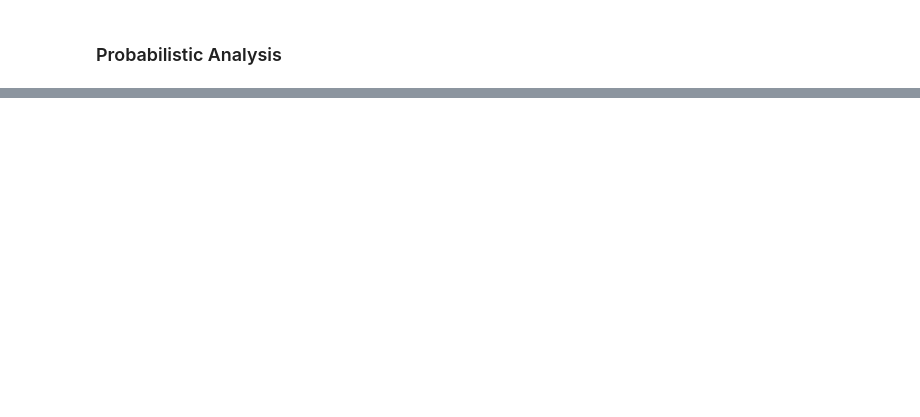
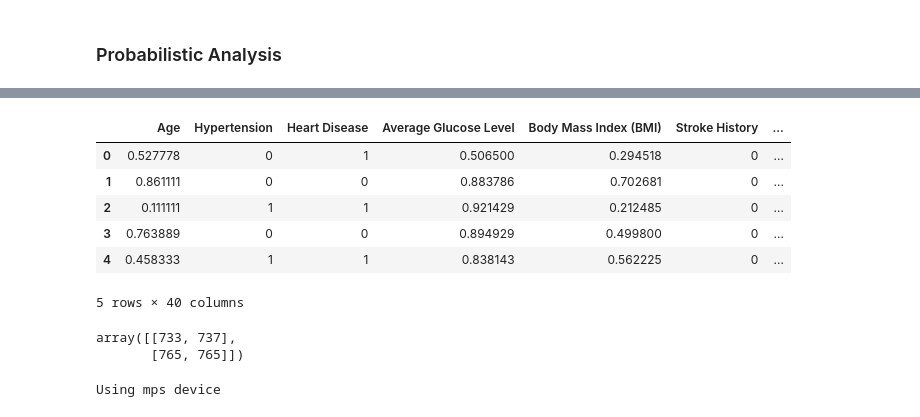
Before and after one commit to adam-stogsdill/Stroke-Prediction, a Jupyter notebook: prelim_data_analysis.ipynb, the cells around one changed output, grey strips where cells are left out. Drawn from its saved outputs; the diff is of its cells as text; code cells hidden in the pictures; blank space fills up the shorter version.

```diff
--- a/prelim_data_analysis.ipynb
+++ b/prelim_data_analysis.ipynb
@@ -248,0 +220,8 @@ heights, bins = get_cont_vs_diag_dist(stroke_data, 'Diastolic', 10)
+# %%
+# remove redundant cols
+for col in dummy_cols:
+    del stroke_data[col]
+del stroke_data['Symptoms']
+# %%
+X_cols = [col for col in stroke_data.columns if col != "Diagnosis"]
+y_cols = ["Diagnosis"]
@@ -248,0 +230,17 @@ heights, bins = get_cont_vs_diag_dist(stroke_data, 'Diastolic', 10)
+# %%
+# Preform datasplit
+split = int(.8 * len(stroke_data))
+X_train = stroke_data[X_cols].iloc[:split, :]
+y_train = stroke_data[y_cols].iloc[:split, :]
+X_test = stroke_data[X_cols].iloc[split:, :]
+y_test = stroke_data[y_cols].iloc[split:, :]
+# %%
+X_train.head()
+# %% [output]
+|  | Age | Hypertension | Heart Disease | Average Glucose Level | Body Mass Index (BMI) | Stroke History | ... |
+| 0 | 0.527778 | 0 | 1 | 0.506500 | 0.294518 | 0 | ... |
+| 1 | 0.861111 | 0 | 0 | 0.883786 | 0.702681 | 0 | ... |
+| 2 | 0.111111 | 1 | 1 | 0.921429 | 0.212485 | 0 | ... |
+| 3 | 0.763889 | 0 | 0 | 0.894929 | 0.499800 | 0 | ... |
+| 4 | 0.458333 | 1 | 1 | 0.838143 | 0.562225 | 0 | ... |
+5 rows × 40 columns
@@ -248,0 +249,6 @@ heights, bins = get_cont_vs_diag_dist(stroke_data, 'Diastolic', 10)
+# %%
+from sklearn.metrics import confusion_matrix
+confusion_matrix(y_test, clf.predict(X_test))
+# %% [output]
+array([[733, 737],
+       [765, 765]])
@@ -248,0 +258,11 @@ heights, bins = get_cont_vs_diag_dist(stroke_data, 'Diastolic', 10)
+# %%
+device = (
+    "cuda"
+    if torch.cuda.is_available()
+    else "mps"
+    if torch.backends.mps.is_available()
+    else "cpu"
+)
+print(f"Using {device} device")
+# %% [output]
+Using mps device
```
Also changed, not shown: parts of 33 cells of this notebook.
